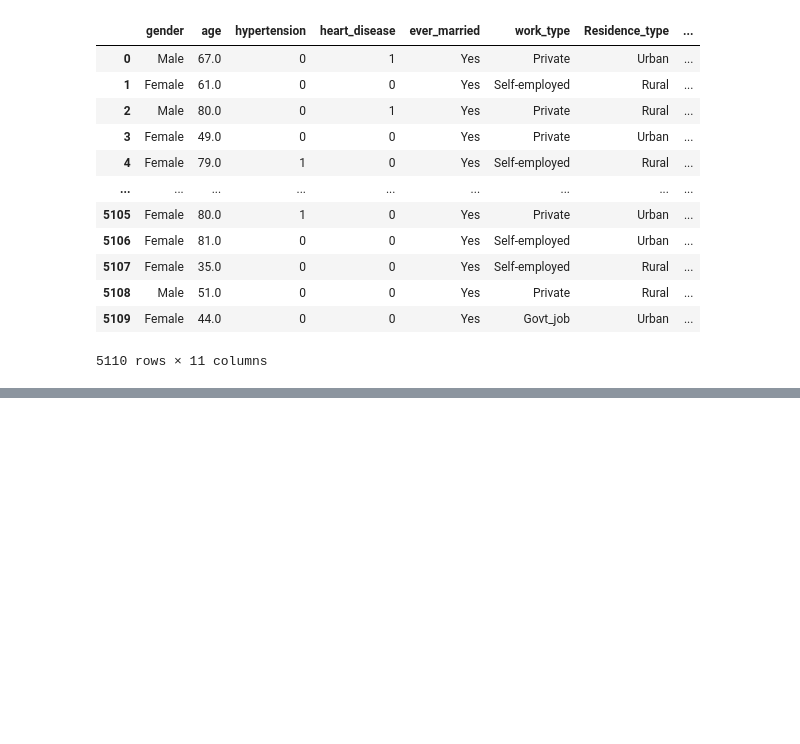
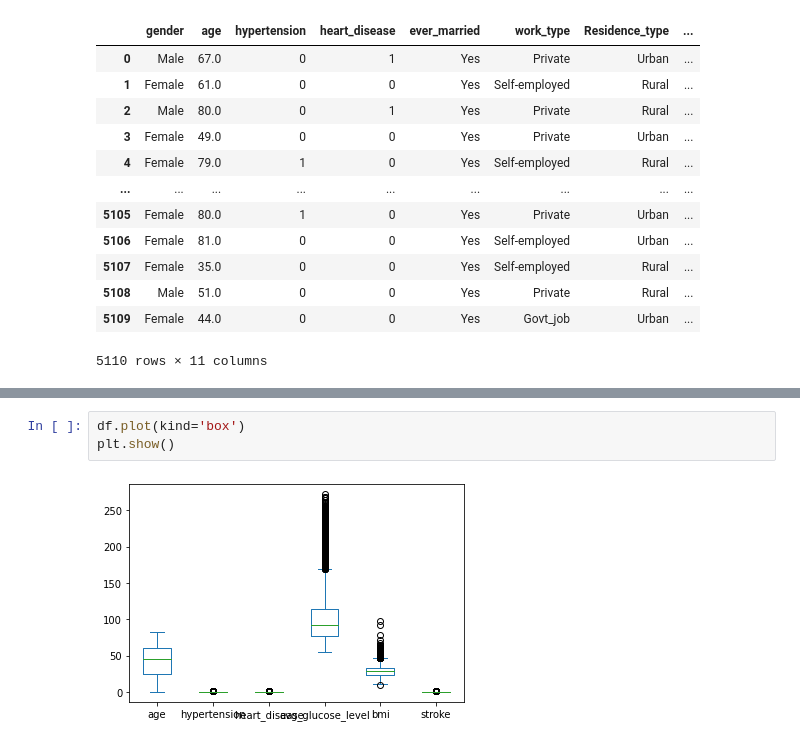
Before and after one commit to shivangi-04/stroke-prediction, a Jupyter notebook: stroke_risk_prediction.ipynb, the cells around one changed output, grey strips where cells are left out. Cells and saved outputs as stored; diff of their text form; blank space fills up the shorter version.

```diff
--- a/stroke_risk_prediction.ipynb
+++ b/stroke_risk_prediction.ipynb
@@ -138,0 +145,5 @@ df
+# %%
+df.plot(kind='box')
+plt.show()
+# %% [output]
+[figure, added]
```
Also changed, not shown: parts of 19 cells of this notebook.
